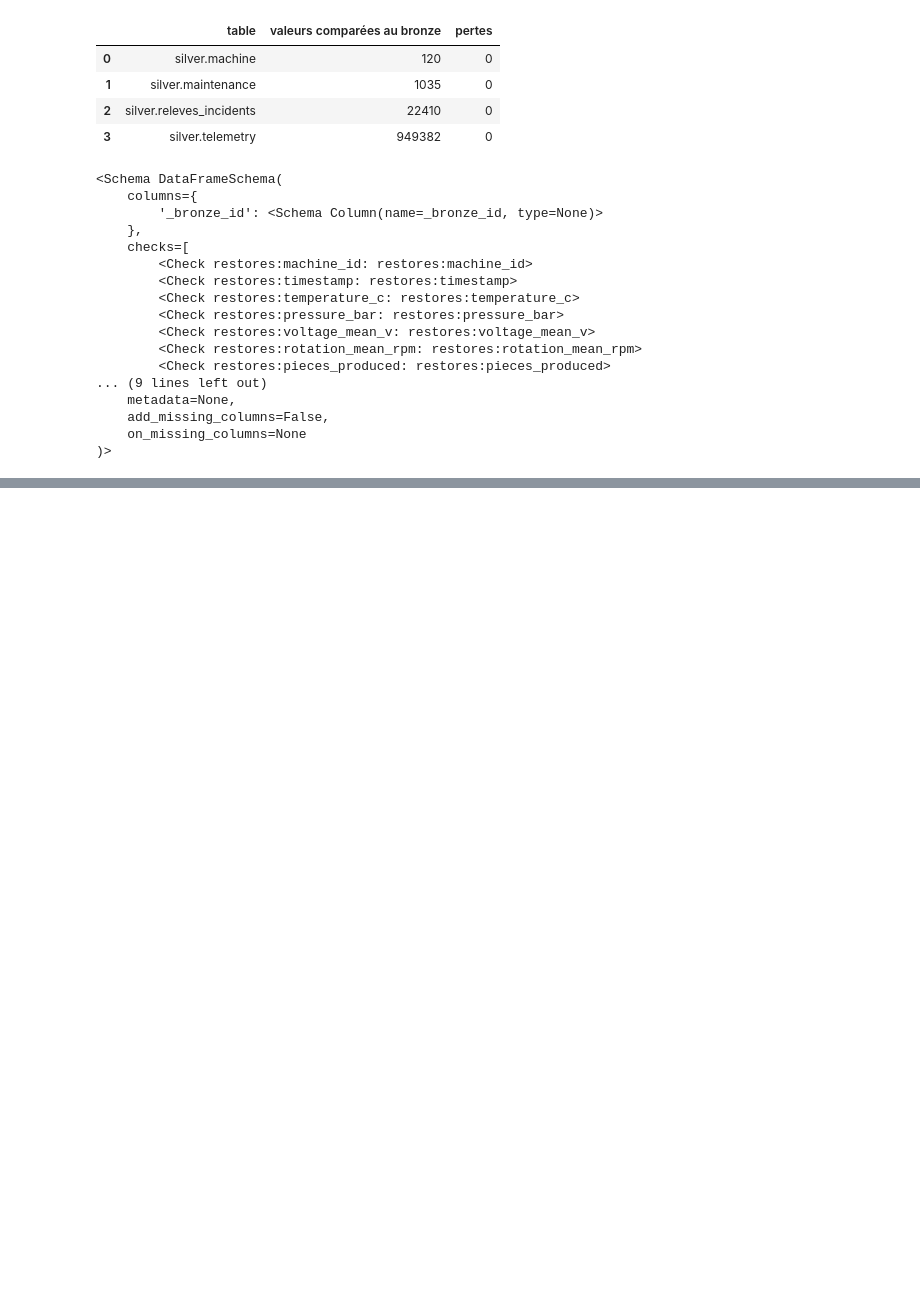
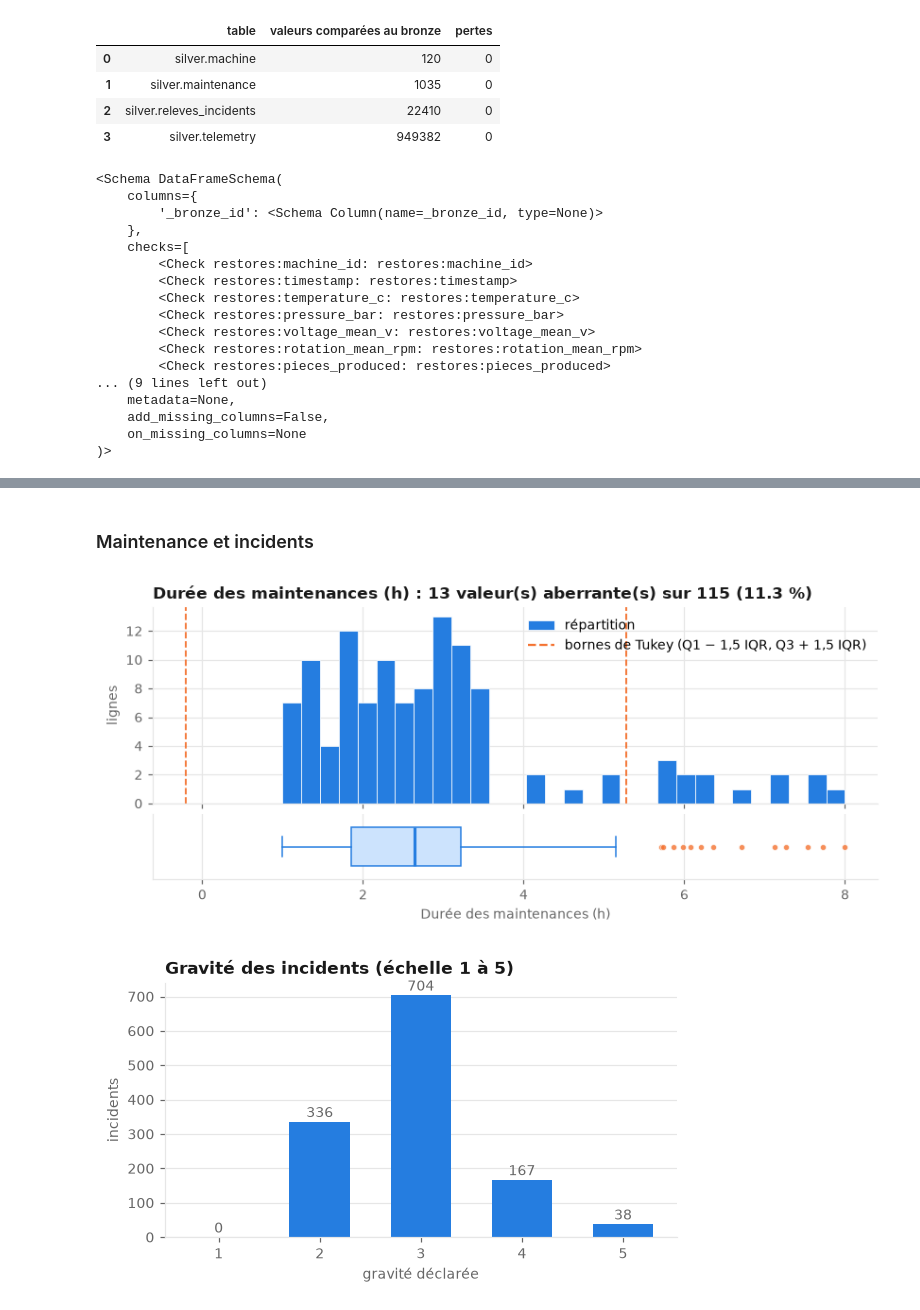
Before and after one commit to Xeliphmede/indusense, a Jupyter notebook: silver.ipynb, the cells around one changed output, grey strips where cells are left out. Cells and saved outputs as stored; diff of their text form; code cells hidden in the pictures; blank space fills up the shorter version.

```diff
--- a/silver.ipynb
+++ b/silver.ipynb
@@ -341 +578,20 @@ pd.DataFrame([vars(e) for e in validate_fidelity(contracts["telemetry.json"], fr
+# %% [markdown]
+### Maintenance et incidents
+# %%
+distribution(maintenance["duration_hours"], "Durée des maintenances (h)", bins=30)
+
+counts = incidents["severity"].value_counts().reindex(range(1, 6), fill_value=0)
+fig, ax = plt.subplots(figsize=(6, 3))
+ax.bar(counts.index, counts.values, color=SERIES, width=0.6)
+for x, y in counts.items():
+    ax.annotate(str(y), (x, y), xytext=(0, 3), textcoords="offset points", ha="center", color=MUTED)
+ax.set_xticks(range(1, 6))
+ax.set_xlabel("gravité déclarée")
+ax.set_ylabel("incidents")
+ax.grid(axis="x", visible=False)
+ax.set_title("Gravité des incidents (échelle 1 à 5)")
+plt.show()
+# %% [output]
+[figure, added]
+[figure, added]
 # %% [markdown]
```
Also changed, not shown: parts of 23 cells of this notebook, 12 other files.
